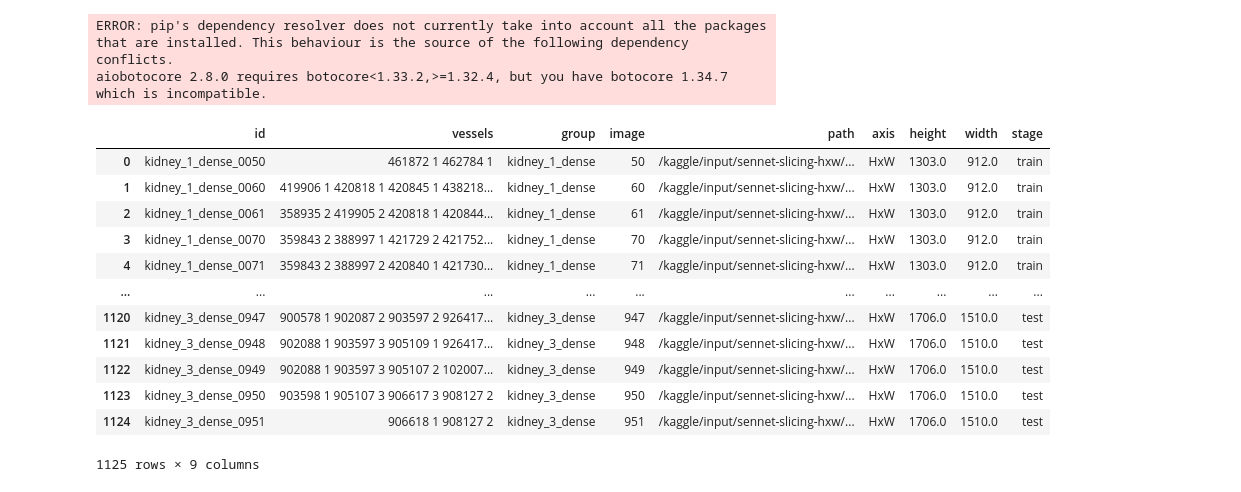
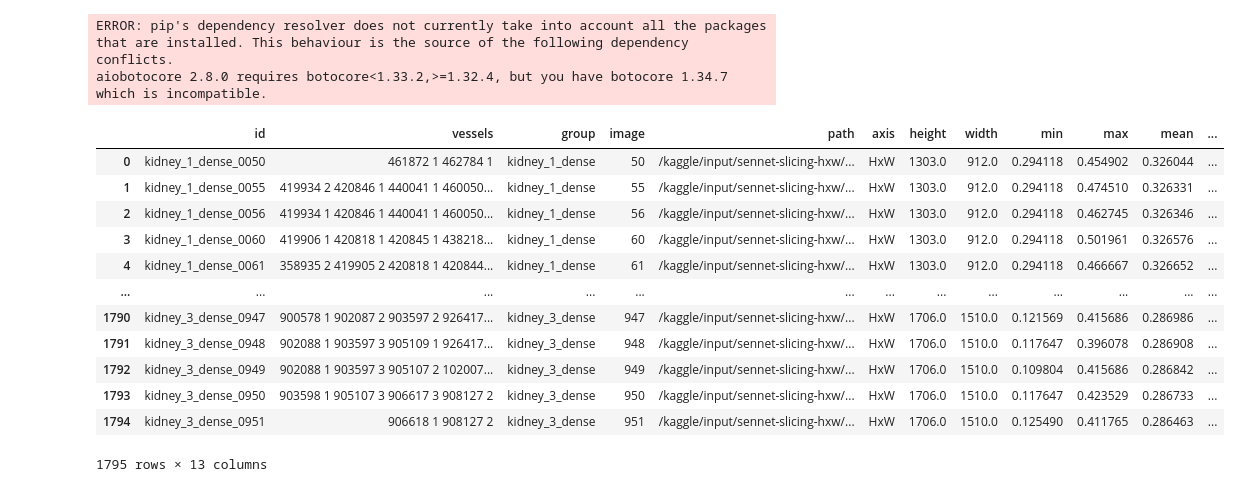
Before and after one commit to recursingfeynman/sennet-segmentation, a Jupyter notebook: notebooks/sennet-full-resolution-training.ipynb, the cells around one changed output. Cells and saved outputs as stored; diff of their text form; code cells hidden in the pictures.

Commit message:
Kaggle Notebook | SenNet | Full Resolution Training | Version 6

```diff
--- a/notebooks/sennet-full-resolution-training.ipynb
+++ b/notebooks/sennet-full-resolution-training.ipynb
@@ -63,9 +63,9 @@ class config:
     thresholds     = (0.2, 0.5)
     dim            = 'full'
     backbone       = "tu-seresnext50_32x4d"
-    train          = ['kidney_1_dense', 'kidney_3_dense']
+    train          = ['kidney_1_dense']
     test           = ['kidney_3_dense']
-    split          = (10, 1) # stride
+    split          = (5, 1) # stride
     accumulate     = 3
     learning_rate  = 5e-4
     weight_decay   = 1e-2
@@ -78,6 +78,8 @@ class config:
             A.HorizontalFlip(),
             A.VerticalFlip(),
             A.RandomRotate90(),
+            A.RandomBrightnessContrast(p = 1),
+            A.ShiftScaleRotate(scale_limit=0.3, rotate_limit=0, shift_limit=0.1),
             A.OneOf([
                 A.GaussNoise(var_limit=[10, 50]),
                 A.GaussianBlur(),
@@ -107,33 +109,33 @@ set_seed(seed = config.seed)
 # %%
 data = []
 for path in config.data:
     data.append(pd.read_csv(Path(path, "images/train_rles.csv")))
 
-data = pd.concat(data)[['id', 'vessels', 'group', 'image', 'path', 'axis', 'height', 'width']]
+data = pd.concat(data)[['id', 'vessels', 'group', 'image', 'path', 'axis', 'height', 'width', 'min', 'max','mean', 'std']]
 
 for groups, stage in zip([config.train, config.test], ['train', 'test']):
     data.loc[data.group.isin(groups), 'stage'] = stage
 
 dirs = {g:p for g, p in zip(["HxW", "DxH", "DxW"], config.data)}
 data['path'] = data.apply(lambda x: f"{dirs[x.axis]}/{x.path}", axis = 1)
 data = data.dropna(subset = ['stage'])
 
 train_ids = data.query("stage == 'train'")['id'].iloc[::config.split[0]]
 train_data = data.loc[(data.stage == 'train') & (data.id.isin(train_ids))]
 test_data = data.loc[(data.stage == 'test') & (data.axis == 'HxW')]
 data = pd.concat((train_data, test_data), axis = 0).reset_index(drop=True)
 data
 # %% [output]
-|  | id | vessels | group | image | path | axis | height | width | stage |
-| 0 | kidney_1_dense_0050 | 461872 1 462784 1 | kidney_1_dense | 50 | /kaggle/input/sennet-slicing-hxw/... | HxW | 1303.0 | 912.0 | train |
-| 1 | kidney_1_dense_0060 | 419906 1 420818 1 420845 1 438218... | kidney_1_dense | 60 | /kaggle/input/sennet-slicing-hxw/... | HxW | 1303.0 | 912.0 | train |
-| 2 | kidney_1_dense_0061 | 358935 2 419905 2 420818 1 420844... | kidney_1_dense | 61 | /kaggle/input/sennet-slicing-hxw/... | HxW | 1303.0 | 912.0 | train |
-| 3 | kidney_1_dense_0070 | 359843 2 388997 1 421729 2 421752... | kidney_1_dense | 70 | /kaggle/input/sennet-slicing-hxw/... | HxW | 1303.0 | 912.0 | train |
-| 4 | kidney_1_dense_0071 | 359843 2 388997 2 420840 1 421730... | kidney_1_dense | 71 | /kaggle/input/sennet-slicing-hxw/... | HxW | 1303.0 | 912.0 | train |
-| ... | ... | ... | ... | ... | ... | ... | ... | ... | ... |
-| 1120 | kidney_3_dense_0947 | 900578 1 902087 2 903597 2 926417... | kidney_3_dense | 947 | /kaggle/input/sennet-slicing-hxw/... | HxW | 1706.0 | 1510.0 | test |
-| 1121 | kidney_3_dense_0948 | 902088 1 903597 3 905109 1 926417... | kidney_3_dense | 948 | /kaggle/input/sennet-slicing-hxw/... | HxW | 1706.0 | 1510.0 | test |
-| 1122 | kidney_3_dense_0949 | 902088 1 903597 3 905107 2 102007... | kidney_3_dense | 949 | /kaggle/input/sennet-slicing-hxw/... | HxW | 1706.0 | 1510.0 | test |
-| 1123 | kidney_3_dense_0950 | 903598 1 905107 3 906617 3 908127 2 | kidney_3_dense | 950 | /kaggle/input/sennet-slicing-hxw/... | HxW | 1706.0 | 1510.0 | test |
-| 1124 | kidney_3_dense_0951 | 906618 1 908127 2 | kidney_3_dense | 951 | /kaggle/input/sennet-slicing-hxw/... | HxW | 1706.0 | 1510.0 | test |
+|  | id | vessels | group | image | path | axis | height | width | min | max | mean | ... |
+| 0 | kidney_1_dense_0050 | 461872 1 462784 1 | kidney_1_dense | 50 | /kaggle/input/sennet-slicing-hxw/... | HxW | 1303.0 | 912.0 | 0.294118 | 0.454902 | 0.326044 | ... |
+| 1 | kidney_1_dense_0055 | 419934 2 420846 1 440041 1 460050... | kidney_1_dense | 55 | /kaggle/input/sennet-slicing-hxw/... | HxW | 1303.0 | 912.0 | 0.294118 | 0.474510 | 0.326331 | ... |
+| 2 | kidney_1_dense_0056 | 419934 1 420846 1 440041 1 460050... | kidney_1_dense | 56 | /kaggle/input/sennet-slicing-hxw/... | HxW | 1303.0 | 912.0 | 0.294118 | 0.462745 | 0.326346 | ... |
+| 3 | kidney_1_dense_0060 | 419906 1 420818 1 420845 1 438218... | kidney_1_dense | 60 | /kaggle/input/sennet-slicing-hxw/... | HxW | 1303.0 | 912.0 | 0.294118 | 0.501961 | 0.326576 | ... |
+| 4 | kidney_1_dense_0061 | 358935 2 419905 2 420818 1 420844... | kidney_1_dense | 61 | /kaggle/input/sennet-slicing-hxw/... | HxW | 1303.0 | 912.0 | 0.294118 | 0.466667 | 0.326652 | ... |
+| ... | ... | ... | ... | ... | ... | ... | ... | ... | ... | ... | ... | ... |
+| 1790 | kidney_3_dense_0947 | 900578 1 902087 2 903597 2 926417... | kidney_3_dense | 947 | /kaggle/input/sennet-slicing-hxw/... | HxW | 1706.0 | 1510.0 | 0.121569 | 0.415686 | 0.286986 | ... |
+| 1791 | kidney_3_dense_0948 | 902088 1 903597 3 905109 1 926417... | kidney_3_dense | 948 | /kaggle/input/sennet-slicing-hxw/... | HxW | 1706.0 | 1510.0 | 0.117647 | 0.396078 | 0.286908 | ... |
+| 1792 | kidney_3_dense_0949 | 902088 1 903597 3 905107 2 102007... | kidney_3_dense | 949 | /kaggle/input/sennet-slicing-hxw/... | HxW | 1706.0 | 1510.0 | 0.109804 | 0.415686 | 0.286842 | ... |
+| 1793 | kidney_3_dense_0950 | 903598 1 905107 3 906617 3 908127 2 | kidney_3_dense | 950 | /kaggle/input/sennet-slicing-hxw/... | HxW | 1706.0 | 1510.0 | 0.117647 | 0.423529 | 0.286733 | ... |
+| 1794 | kidney_3_dense_0951 | 906618 1 908127 2 | kidney_3_dense | 951 | /kaggle/input/sennet-slicing-hxw/... | HxW | 1706.0 | 1510.0 | 0.125490 | 0.411765 | 0.286463 | ... |
-1125 rows × 9 columns
+1795 rows × 13 columns
```
Also changed, not shown: parts of 3 cells of this notebook.
